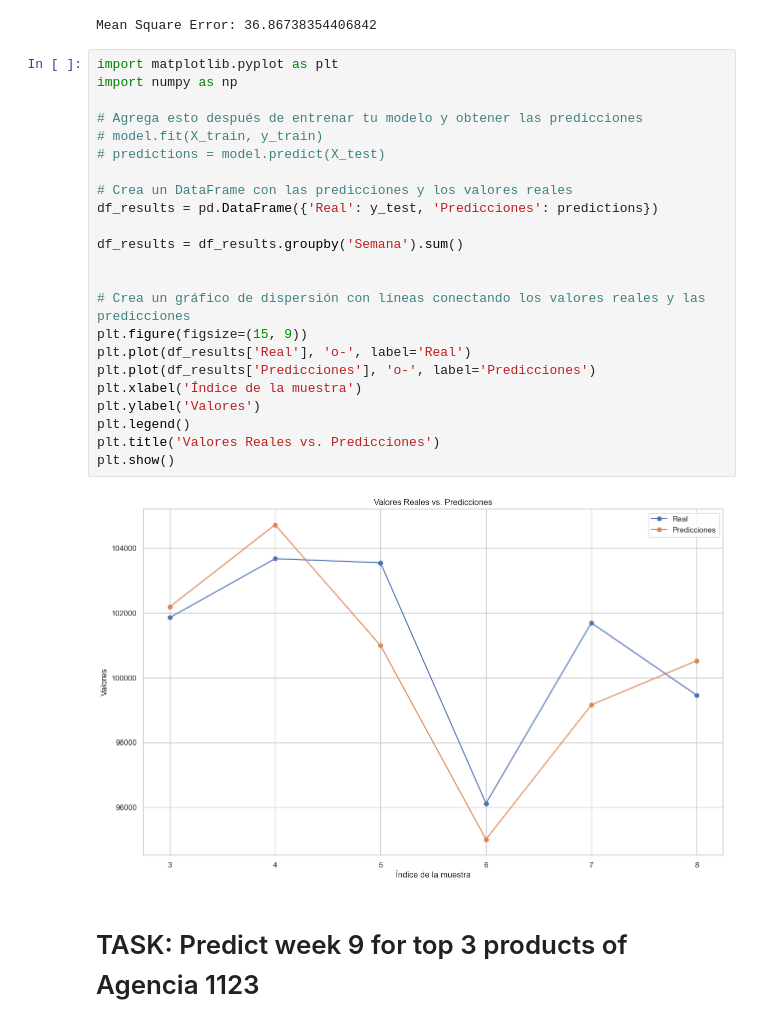
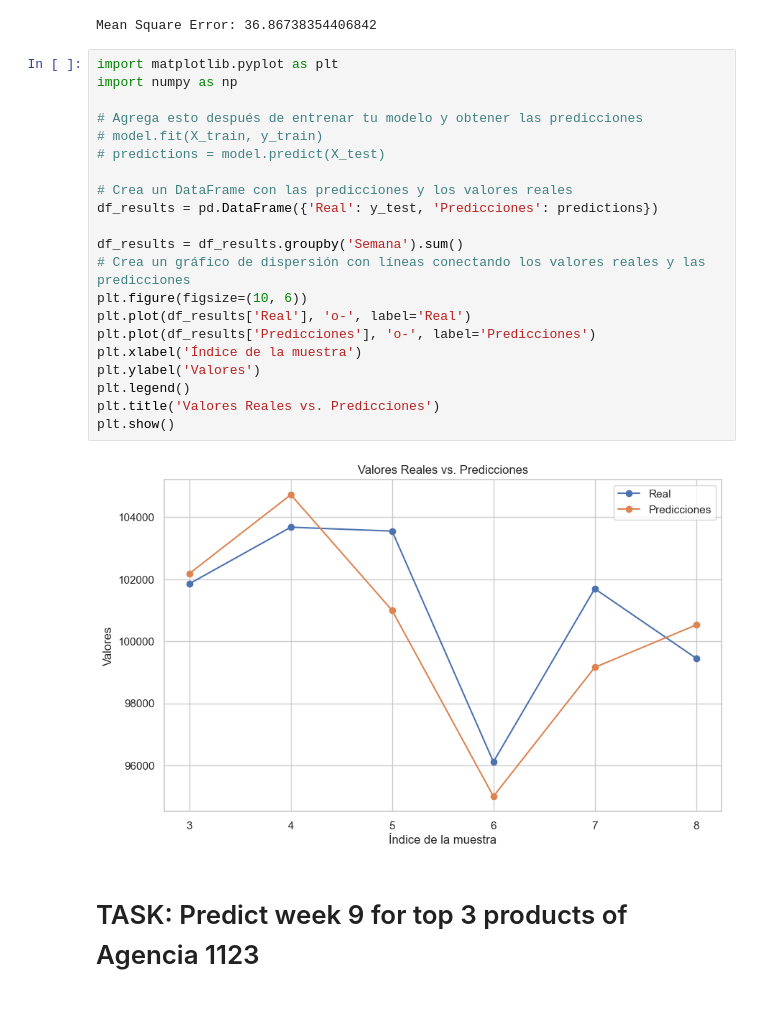
Before and after one commit to The-carlos/meli_assessment, a Jupyter notebook: main.ipynb, the cells around one changed output. Cells and saved outputs as stored; diff of their text form.

```diff
--- a/main.ipynb
+++ b/main.ipynb
@@ -847,28 +852,26 @@ Mean Square Error: 36.86738354406842
 # %%
 import matplotlib.pyplot as plt
 import numpy as np
 
 # Agrega esto después de entrenar tu modelo y obtener las predicciones
 # model.fit(X_train, y_train)
 # predictions = model.predict(X_test)
 
 # Crea un DataFrame con las predicciones y los valores reales
 df_results = pd.DataFrame({'Real': y_test, 'Predicciones': predictions})
 
 df_results = df_results.groupby('Semana').sum()
-
-
 # Crea un gráfico de dispersión con líneas conectando los valores reales y las predicciones
-plt.figure(figsize=(15, 9))
+plt.figure(figsize=(10, 6))
 plt.plot(df_results['Real'], 'o-', label='Real')
 plt.plot(df_results['Predicciones'], 'o-', label='Predicciones')
 plt.xlabel('Índice de la muestra')
 plt.ylabel('Valores')
 plt.legend()
 plt.title('Valores Reales vs. Predicciones')
 plt.show()
 # %% [output]
-[figure, old version]
+[figure, new version]
 # %% [markdown]
 # TASK: Predict week 9 for top 3 products of Agencia 1123
 # %%
```
Also changed, not shown: parts of 3 cells of this notebook.
